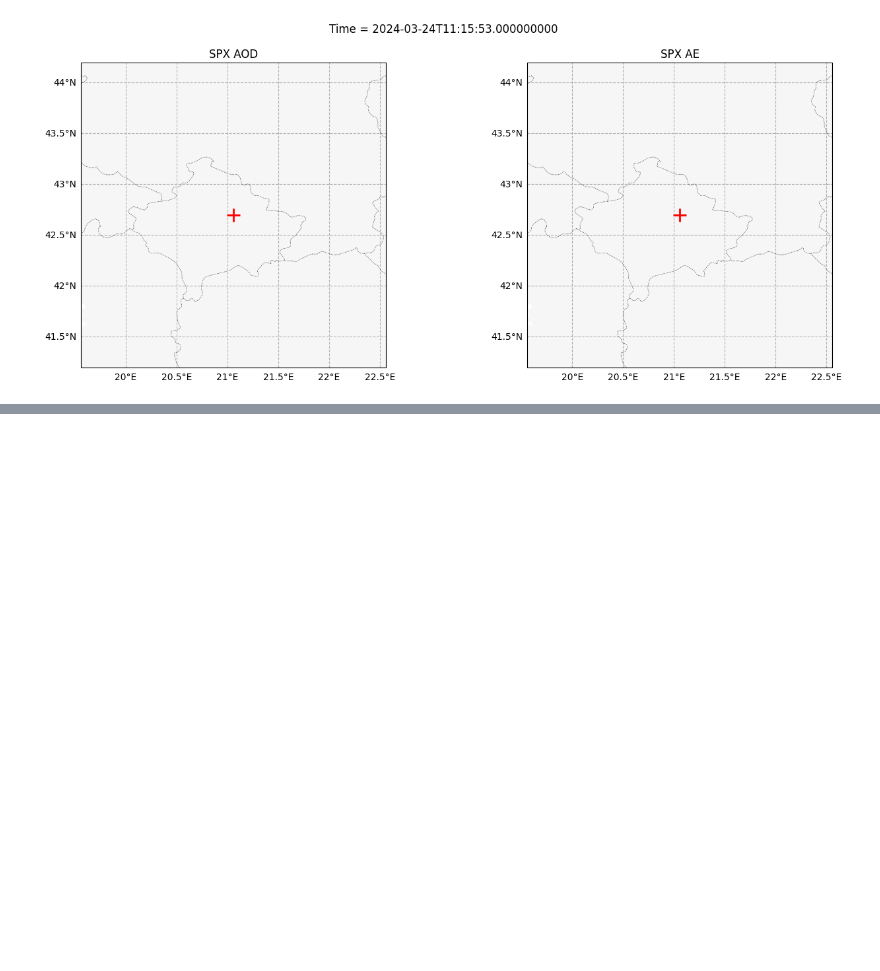
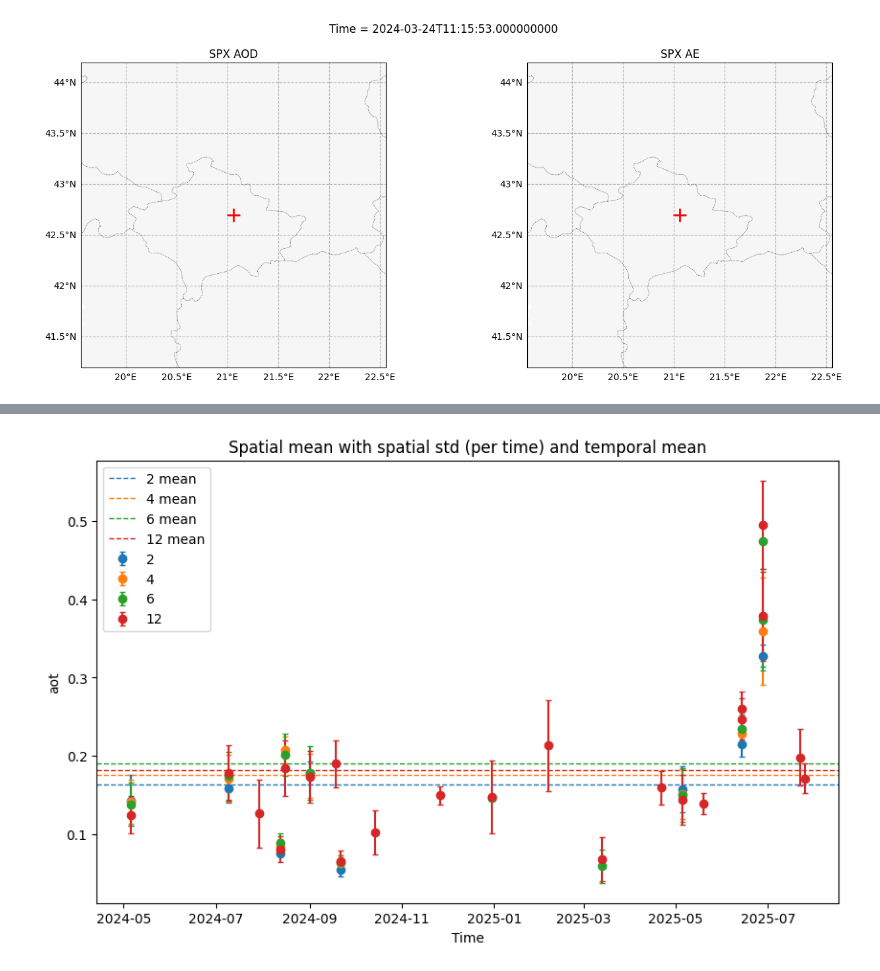
Before and after one commit to ararifi/PACEfun, a Jupyter notebook: obilic_spexone_2.ipynb, the cells around one changed output, grey strips where cells are left out. Cells and saved outputs as stored; diff of their text form; code cells hidden in the pictures; blank space fills up the shorter version.

```diff
--- a/obilic_spexone_2.ipynb
+++ b/obilic_spexone_2.ipynb
@@ -169,0 +191,99 @@ interactive(children=(IntSlider(value=0, description='i', max=5), Output()), _do
+# %%
+def area_plot(da, lon_res, lat_res, mid, factor=1):
+
+  # L1
+  lon = da.longitude
+  lat = da.latitude
+  '''
+
+  da_filtered = da.where(
+                  ( mid[1] - factor * lat_res < lat ) & ( mid[1] + factor * lat_res > lat ) &
+                  ( mid[0] - factor * lon_res < lon ) & ( mid[0] + factor * lon_res > lon ),
+                  drop=True
+                )
+  '''
+  # L2
+  radius = factor * lat_res  # radius in degrees (approx)
+
+  da_filtered = da.where(
+      ((lat - mid[1])**2 + (lon - mid[0])**2) < radius**2,
+      drop=True
+  )
+  return da_filtered
+
+import matplotlib as mpl
+
+def n_area_plot(da, transform, mid, factors=None, n=1, show_temporal_band=False, capsize=2):
+
+    prop_cycler = plt.rcParams['axes.prop_cycle']()
+
+    """
+    Plot spatial mean time series (scatter) with spatial std as error bars per time step.
+    Draw a horizontal line at the temporal mean in the same color.
+
+    Args:
+        da: xarray.DataArray with dims including ["time", "latitude", "longitude"].
+        transform: affine-like tuple; we only use its x/y resolutions.
+        mid: (lon, lat) center.
+        factors: iterable of factors (e.g., [1,2,4]) to size the circular area. If None, uses range(1, n).
+        n: upper bound for range if factors is None.
+        show_temporal_band: if True, also shade mean ± 1σ over time.
+        capsize: cap size for error bars.
+    """
+    # Keep your original convention
+    lat_res = np.abs(transform[0])
+    lon_res = np.abs(transform[4])
+
+    fig, ax = plt.subplots(figsize=(10, 6))
+
+    seq = factors if factors is not None else range(1, n)
+
+    for f in seq:
+        da_f = area_plot(da, lon_res, lat_res, mid, f)
+
+        # Spatial mean & std per time step
+        mean_ts = da_f.mean(dim=["longitude", "latitude"])
+        std_ts  = da_f.std(dim=["longitude", "latitude"])
+
+        # Drop times with all-NaN mean; align std accordingly
+        mean_valid = mean_ts.dropna(dim="time")
+        std_valid = std_ts.sel(time=mean_valid.time)
+
+        # Get next color in cycle
+        color = next(prop_cycler)['color']
+
+
+        # Scatter with error bars (no connecting lines)
+        ax.errorbar(
+            mean_valid["time"].values,
+            mean_valid.values,
+            yerr=std_valid.values,
+            fmt="o",
+            linestyle="None",
+            color=color,
+            capsize=capsize,
+            label=f"{f}"
+        )
+
+        # Temporal mean (horizontal) in the same color
+        time_mean = float(mean_valid.mean().values)
+        ax.axhline(time_mean, color=color, linestyle="--", linewidth=1.0, label=f"{f} mean")
+
+        # Optional: shade temporal mean ± 1σ
+        if show_temporal_band:
+            time_std = float(mean_valid.std().values)
+            ax.axhspan(time_mean - time_std, time_mean + time_std, color=color, alpha=0.10,
+                       label=f"{f} mean ±1σ")
+
+    ax.set_title("Spatial mean with spatial std (per time) and temporal mean")
+    ax.set_xlabel("Time")
+    ax.set_ylabel(getattr(da, "name", "value"))
+    ax.legend()
+    plt.show()
+
+
+# Examples (array of factors instead of range)
+n_area_plot(da_spx_aod, transform, mid, factors=[2,4,6,12], show_temporal_band=False)
+n_area_plot(da_spx_ae,  transform, mid, factors=[2,4,6,12], show_temporal_band=True)
+# %% [output]
+[figure, added]
```
Also changed, not shown: parts of 8 cells of this notebook, 1 other file.
